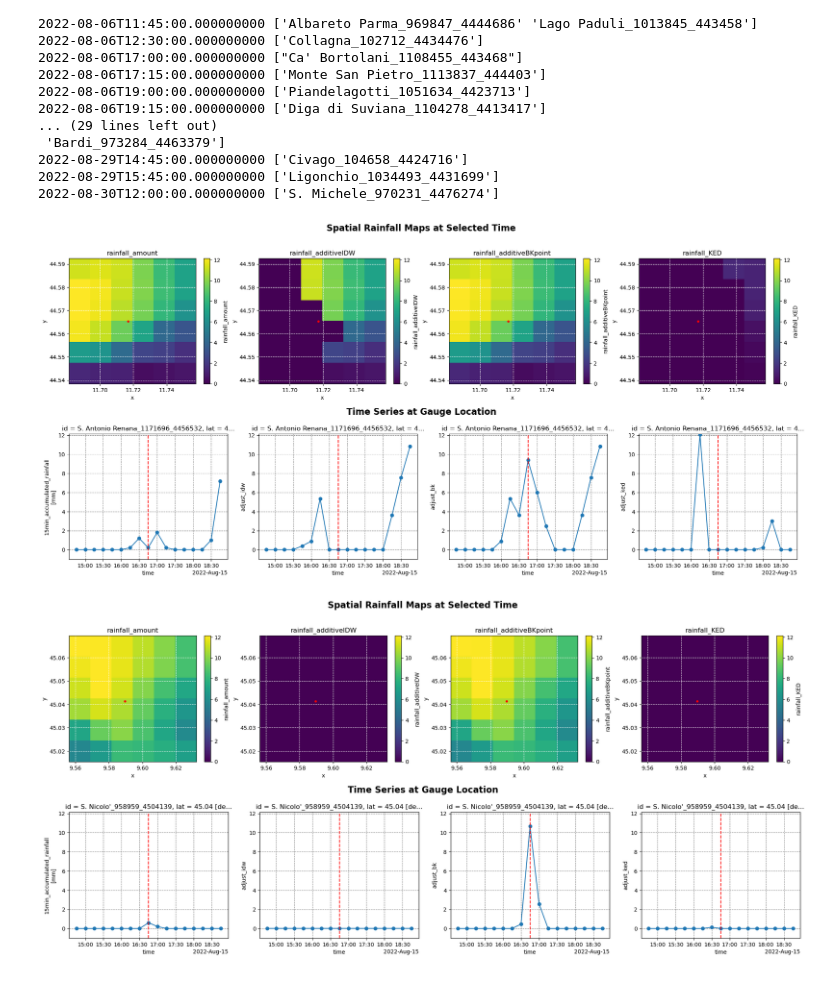
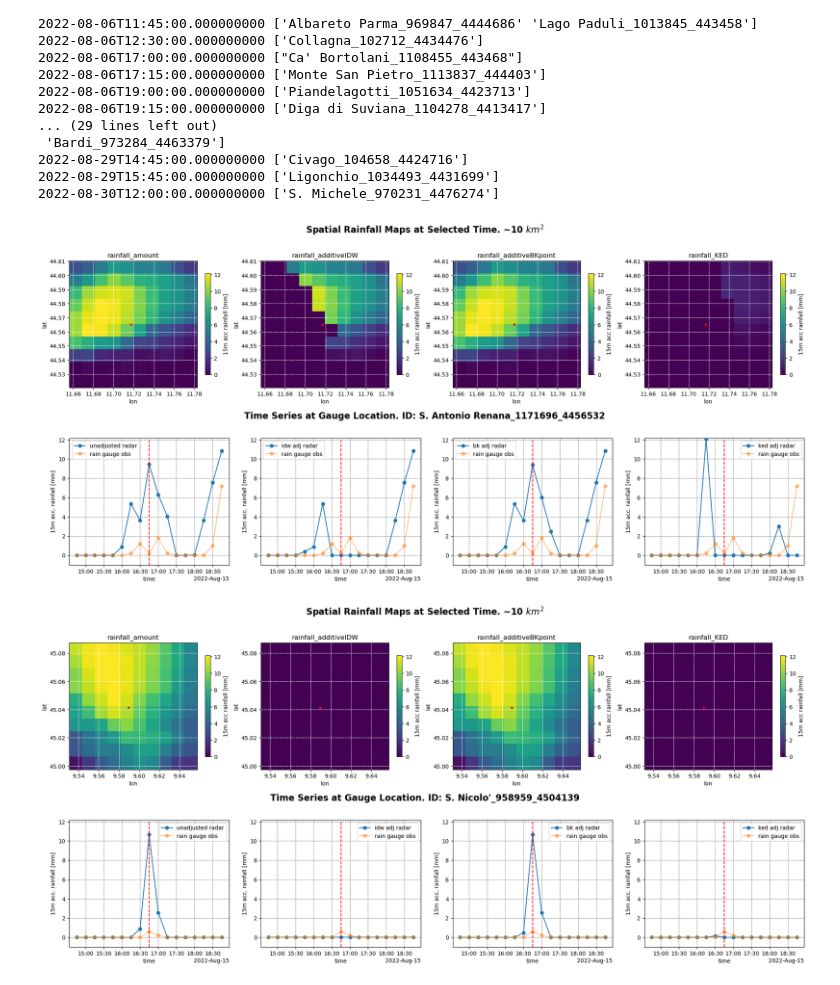
Before and after one commit to EliaCovi/radar_adjustment_intercomparison, a Jupyter notebook: 4_adjustment_analysis.ipynb, the cells around one changed output. Drawn from its saved outputs; the diff is of its cells as text; code cells hidden in the pictures.

```diff
--- a/4_adjustment_analysis.ipynb
+++ b/4_adjustment_analysis.ipynb
@@ -304,51 +304,64 @@ for t in test.time.values:
 2022-08-29T15:45:00.000000000 ['Ligonchio_1034493_4431699']
 2022-08-30T12:00:00.000000000 ['S. Michele_970231_4476274']
 # %%
-
+# SELECT TIME AND RAIN GAUGES
 seltime = '2022-08-15T16:45:00.000000000'
 selids = ['S. Antonio Renana_1171696_4456532', "S. Nicolo'_958959_4504139"]
 
 for sid in selids:
-    # cut area 30 km2
-    low_lon = float(ds_gauges.x.sel(id=sid).values) - 3000
-    up_lon = float(ds_gauges.x.sel(id=sid).values) + 3000
-    low_lat = float(ds_gauges.y.sel(id=sid).values) - 3000
-    up_lat = float(ds_gauges.y.sel(id=sid).values) + 3000
+    # cut area ~10 km2
+    low_lon = float(ds_gauges.x.sel(id=sid).values) - 5000
+    up_lon = float(ds_gauges.x.sel(id=sid).values) + 5000
+    low_lat = float(ds_gauges.y.sel(id=sid).values) - 5000
+    up_lat = float(ds_gauges.y.sel(id=sid).values) + 5000
     mask = (ds_rad.xs >=  low_lon)&(ds_rad.xs <=  up_lon)&(ds_rad.ys >=  low_lat)&(ds_rad.ys <=  up_lat)
     ds_rad_cut = ds_rad.where(mask, drop=True)
     #plot all the maps with the stations positions
     vmax = np.nanmax(np.concatenate([ds_rad_cut.rainfall_amount.sel(time = seltime).values.flatten(),
                                      ds_rad_cut.rainfall_additiveIDW.sel(time = seltime).values.flatten(),
                                      ds_rad_cut.rainfall_additiveBKpoint.sel(time = seltime).values.flatten(),
                                      ds_rad_cut.rainfall_KED.sel(time = seltime).values.flatten()], axis=0))
 
     fig, ax=plt.subplots(2,4, figsize=(24,10))
-    ds_rad_cut.rainfall_amount.sel(time = seltime).plot(ax=ax[0,0], vmin=0, vmax=vmax)
-    ds_rad_cut.rainfall_additiveIDW.sel(time = seltime).plot(ax=ax[0,1], vmin=0, vmax=vmax)
-    ds_rad_cut.rainfall_additiveBKpoint.sel(time = seltime).plot(ax=ax[0,2], vmin=0, vmax=vmax)
-    ds_rad_cut.rainfall_KED.sel(time = seltime).plot(ax=ax[0,3], vmin=0, vmax=vmax)
+    ds_rad_cut.rainfall_amount.sel(time = seltime).plot(ax=ax[0,0], vmin=0, vmax=vmax,
+                                                        cbar_kwargs={'label': '15m acc rainfall [mm]', 'shrink': 0.8})
+    ds_rad_cut.rainfall_additiveIDW.sel(time = seltime).plot(ax=ax[0,1], vmin=0, vmax=vmax,
+                                                        cbar_kwargs={'label': '15m acc rainfall [mm]', 'shrink': 0.8})
+    ds_rad_cut.rainfall_additiveBKpoint.sel(time = seltime).plot(ax=ax[0,2], vmin=0, vmax=vmax,
+                                                        cbar_kwargs={'label': '15m acc rainfall [mm]', 'shrink': 0.8})
+    ds_rad_cut.rainfall_KED.sel(time = seltime).plot(ax=ax[0,3], vmin=0, vmax=vmax,
+                                                        cbar_kwargs={'label': '15m acc rainfall [mm]', 'shrink': 0.8})
     ax[0,0].set_title('rainfall_amount')
     ax[0,1].set_title('rainfall_additiveIDW')
     ax[0,2].set_title('rainfall_additiveBKpoint')
     ax[0,3].set_title('rainfall_KED')
     for i in range(4):
         ax[0,i].grid(linestyle='--', color='white')
         ax[0,i].scatter(ds_gauges.lon.sel(id=sid), ds_gauges.lat.sel(id=sid), color='red', s=10)
+        ax[0,i].set_xlabel('lon')
+        ax[0,i].set_ylabel('lat')
 
     # plot time series
     interval = slice(np.datetime64(seltime)-np.timedelta64(2,'h'), np.datetime64(seltime)+np.timedelta64(2,'h'))
-    ds_gauges.rainfall_amount.sel(id=sid, time=interval).plot.line(ax=ax[1,0], marker='o')
-    ds_gauges.adjust_idw.sel(id=sid, time=interval).plot.line(ax=ax[1,1], marker='o')
-    ds_gauges.adjust_bk.sel(id=sid, time=interval).plot.line(ax=ax[1,2], marker='o')
-    ds_gauges.adjust_ked.sel(id=sid, time=interval).plot.line(ax=ax[1,3], marker='o')
+    ds_gauges.rainfall_radar.sel(id=sid, time=interval).plot.line(ax=ax[1,0], marker='o', label='unadjusted radar')
+    ds_gauges.rainfall_amount.sel(id=sid, time=interval).plot.line(ax=ax[1,0], marker='o', label='rain gauge obs', alpha=.5)
+    ds_gauges.adjust_idw.sel(id=sid, time=interval).plot.line(ax=ax[1,1], marker='o', label='idw adj radar')
+    ds_gauges.rainfall_amount.sel(id=sid, time=interval).plot.line(ax=ax[1,1], marker='o', label='rain gauge obs', alpha=.5)
+    ds_gauges.adjust_bk.sel(id=sid, time=interval).plot.line(ax=ax[1,2], marker='o', label='bk adj radar')
+    ds_gauges.rainfall_amount.sel(id=sid, time=interval).plot.line(ax=ax[1,2], marker='o', label='rain gauge obs', alpha=.5)
+    ds_gauges.adjust_ked.sel(id=sid, time=interval).plot.line(ax=ax[1,3], marker='o', label='ked adj radar')
+    ds_gauges.rainfall_amount.sel(id=sid, time=interval).plot.line(ax=ax[1,3], marker='o', label='rain gauge obs', alpha=.5)
     for i in range(4):
         ax[1,i].grid(linestyle='--', c='gray')
         ax[1,i].axvline(x=np.datetime64(seltime), c='red', linestyle='--')
         ax[1,i].set_ylim([-1, vmax])
+        ax[1,i].legend()
+        ax[1,i].set_ylabel('15m acc. rainfall [mm]')
+        ax[1,i].set_title('')
 
-    fig.text(0.5, 0.95, 'Spatial Rainfall Maps at Selected Time', ha='center', fontsize=16, fontweight='bold')
-    fig.text(0.5, 0.48, 'Time Series at Gauge Location', ha='center', fontsize=16, fontweight='bold')
+    fig.text(0.5, 0.95, 'Spatial Rainfall Maps at Selected Time. ~10 $km^2$', ha='center', fontsize=16, fontweight='bold')
+    fig.text(0.5, 0.48, 'Time Series at Gauge Location. ID: '+sid, ha='center', fontsize=16, fontweight='bold')
     plt.subplots_adjust(hspace=0.4)
 # %% [output]
-[figure, old version]
+[figure, new version]
-[figure, old version]
+[figure, new version]
```
